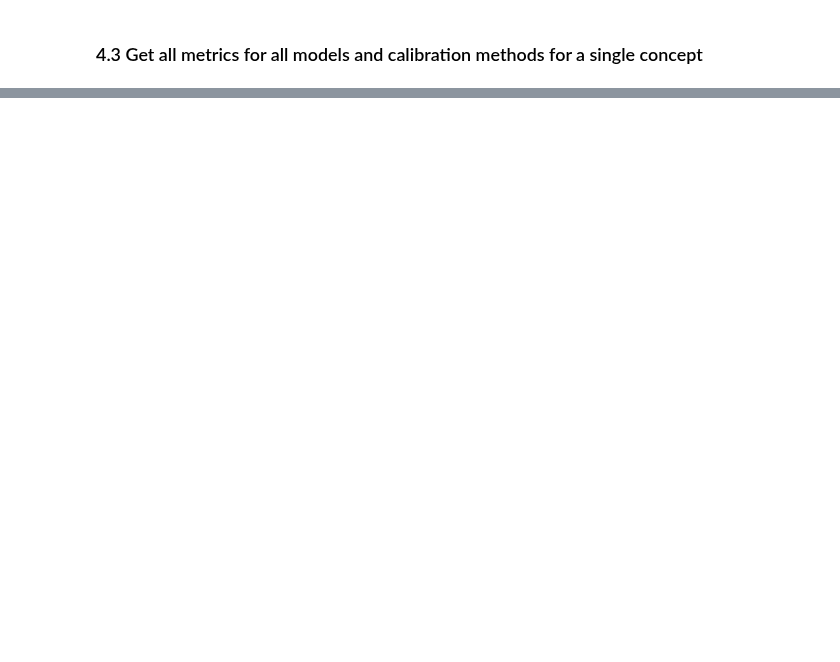
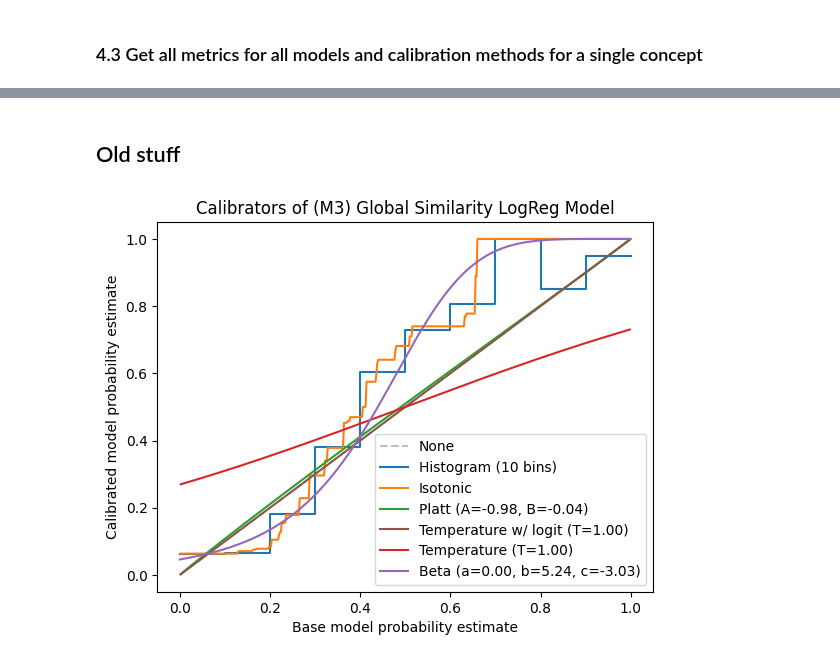
Before and after one commit to cassandra-goldberg/Calibrated_Concepts, a Jupyter notebook: Experiments/Experiment.ipynb, the cells around one changed output, grey strips where cells are left out. Cells and saved outputs as stored; diff of their text form; code cells hidden in the pictures; blank space fills up the shorter version.

```diff
--- a/Experiments/Experiment.ipynb
+++ b/Experiments/Experiment.ipynb
@@ -247,0 +254,62 @@ metrics_concept_df.style.highlight_max(color='grey', subset=['accuracy','f1','au
+# %% [markdown]
+## Old stuff
+# %%
+from scipy.special import logit, expit
+from matplotlib import pyplot as plt
+fig, ax = plt.subplots()
+
+n = 501 # discretization
+colors = plt.rcParams['axes.prop_cycle'].by_key()['color']
+
+# None
+plt.plot([0, 1], [0, 1], label = 'None', color = 'grey', linestyle = 'dashed', alpha = 0.5)
+
+# Histogram binning
+x_vals = m3_models_cal['Histogram'].calibrator.get_params()['_bin_bounds'][0]
+y_vals = m3_models_cal['Histogram'].calibrator.get_params()['_bin_map']
+y_vals = np.append(y_vals, y_vals[-1])
+nbins = m3_models_cal['Histogram'].calibrator.get_params()['bins']
+plt.step(x_vals, y_vals, where = 'post', label = 'Histogram ({} bins)'.format(nbins), color = colors[0])
+
+# Isotonic regression (would be nice if I could find the true bins but this will do)
+x_vals = np.linspace(0, 1, num=n, endpoint=True)[1:-1]
+y_vals = m3_models_cal['Isotonic'].calibrated_classifiers_[0].calibrators[0].predict(logit(x_vals))
+plt.plot(x_vals, y_vals, label = 'Isotonic', color = colors[1])
+
+# Platt scaling
+x_vals = np.linspace(0, 1, num=n, endpoint=True)[1:-1]
+y_vals = m3_models_cal['Platt'].calibrated_classifiers_[0].calibrators[0].predict(logit(x_vals))
+tmp = m3_models_cal['Platt'].calibrated_classifiers_[0].calibrators[0]
+a, b = tmp.a_, tmp.b_
+plt.plot(x_vals, y_vals, label = 'Platt (A={:.2f}, B={:.2f})'.format(a, b), color = colors[2])
+
+# Temperature scaling
+
+# Emma thinks this should be the correct version (it looks way more believable)
+x_vals = np.linspace(0, 1, num=n, endpoint=True)[1:-1]
+y_vals = expit(logit(x_vals) / m3_models_cal['Temperature'].temperature)
+T = m3_models_cal['Temperature'].temperature
+plt.plot(x_vals, y_vals, label = 'Temperature w/ logit (T={:.2f})'.format(T), color = colors[5])
+
+# This matches what the code currently does on data (softmax and no logit)
+tmp = m3_models_cal['Temperature']
+T = tmp.temperature
+x_vals_vec = np.array([1 - x_vals, x_vals]).T
+y_vals = tmp.softmax(x_vals_vec / tmp.temperature)[:, 1]
+plt.plot(x_vals, y_vals, label = 'Temperature (T={:.2f})'.format(T), color = colors[3])
+
+# Beta calibration
+x_vals = np.linspace(0, 1, num=n, endpoint=True)
+y_vals = m3_models_cal['Beta'].calibrator.transform(x_vals)
+tmp = m3_models_cal['Beta'].calibrator.get_params()
+a, b = tmp['_sites']['weights']['values']
+c = tmp['_sites']['bias']['values'][0]
+plt.plot(x_vals, y_vals, label = 'Beta (a={:.2f}, b={:.2f}, c={:.2f})'.format(a, b, c), color = colors[4])
+
+plt.legend()
+ax.set_xlabel('Base model probability estimate')
+ax.set_ylabel('Calibrated model probability estimate')
+ax.set_title('Calibrators of {} Model'.format('(M3) Global Similarity LogReg'))
+plt.show()
+# %% [output]
+[figure, added]
```
Also changed, not shown: parts of 8 cells of this notebook, 7 other files.
